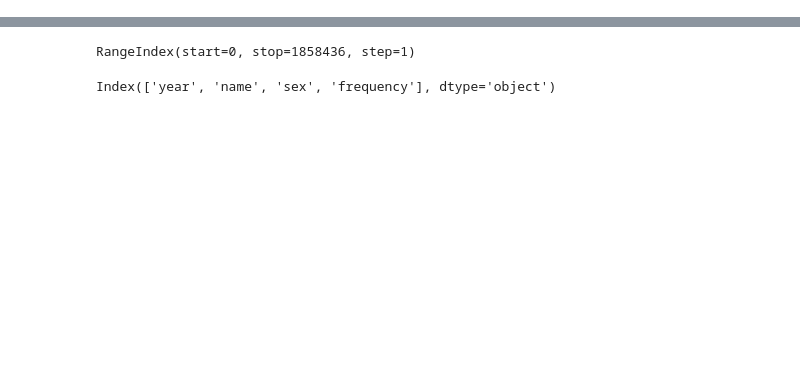
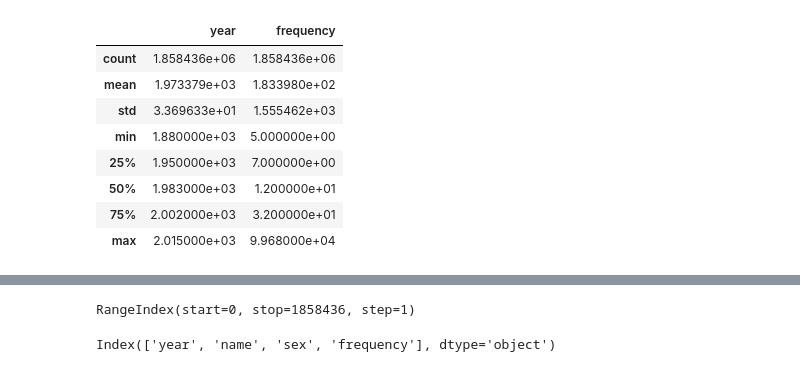
Before and after one commit to Living-with-machines/dhoxss-text2tech, a Jupyter notebook: Sessions/3.1 - Working with Tabular Data.ipynb, the cells around one changed output, grey strips where cells are left out. Cells and saved outputs as stored; diff of their text form; code cells hidden in the pictures; blank space fills up the shorter version.

```diff
--- a/Sessions/3.1 - Working with Tabular Data.ipynb
+++ b/Sessions/3.1 - Working with Tabular Data.ipynb
@@ -190,0 +215,4 @@ pandas.core.frame.DataFrame
+# %%
+# sep has ',' as default value, but change this if you open a tsv file
+df = pd.read_csv('data/04-working-with-data/data/names.csv', sep=',')
+type(df)
@@ -190,0 +314,12 @@ pandas.core.frame.DataFrame
+# %%
+df.describe()
+# %% [output]
+|  | year | frequency |
+| count | 1.858436e+06 | 1.858436e+06 |
+| mean | 1.973379e+03 | 1.833980e+02 |
+| std | 3.369633e+01 | 1.555462e+03 |
+| min | 1.880000e+03 | 5.000000e+00 |
+| 25% | 1.950000e+03 | 7.000000e+00 |
+| 50% | 1.983000e+03 | 1.200000e+01 |
+| 75% | 2.002000e+03 | 3.200000e+01 |
+| max | 2.015000e+03 | 9.968000e+04 |
```
Also changed, not shown: parts of 136 cells of this notebook.
